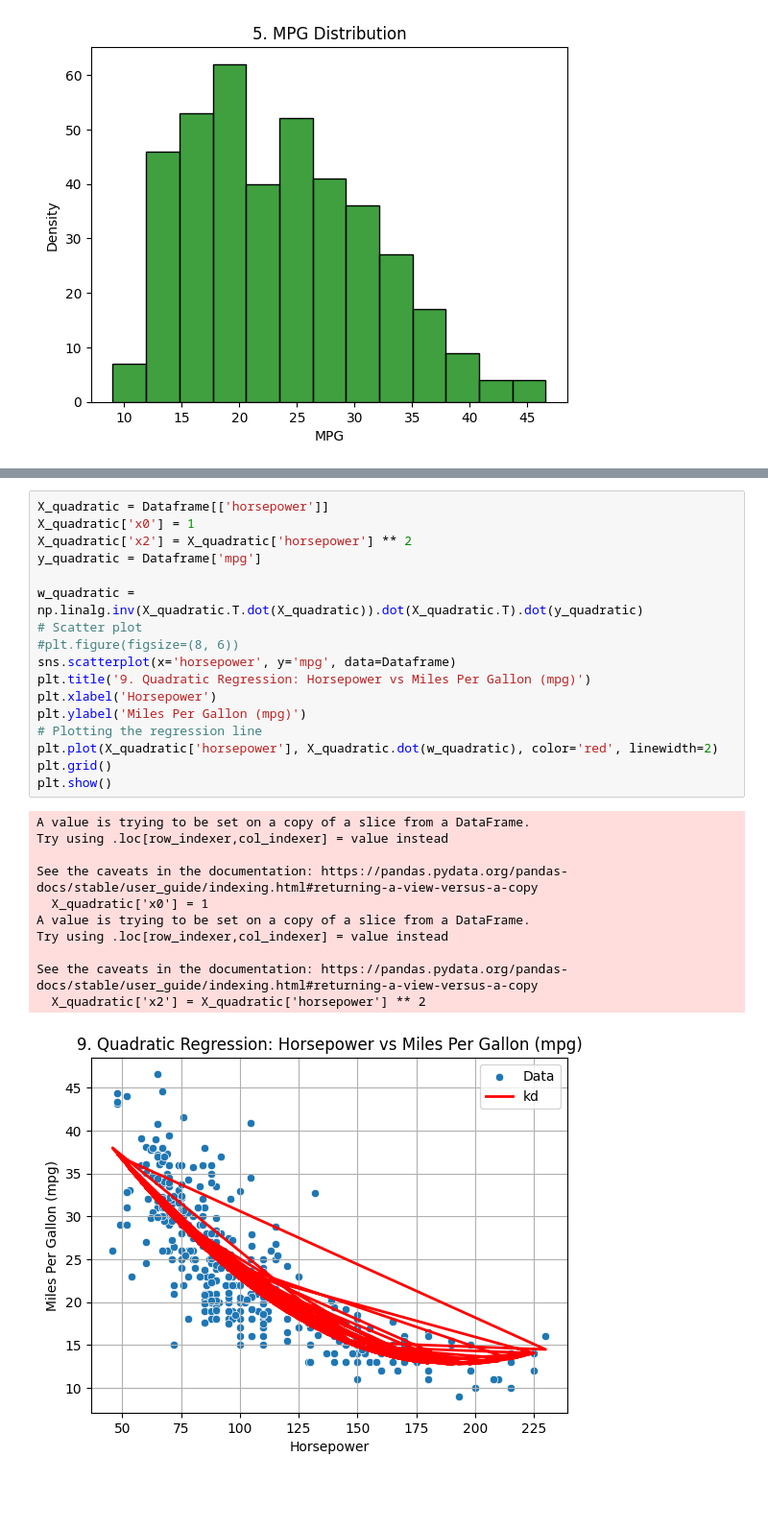
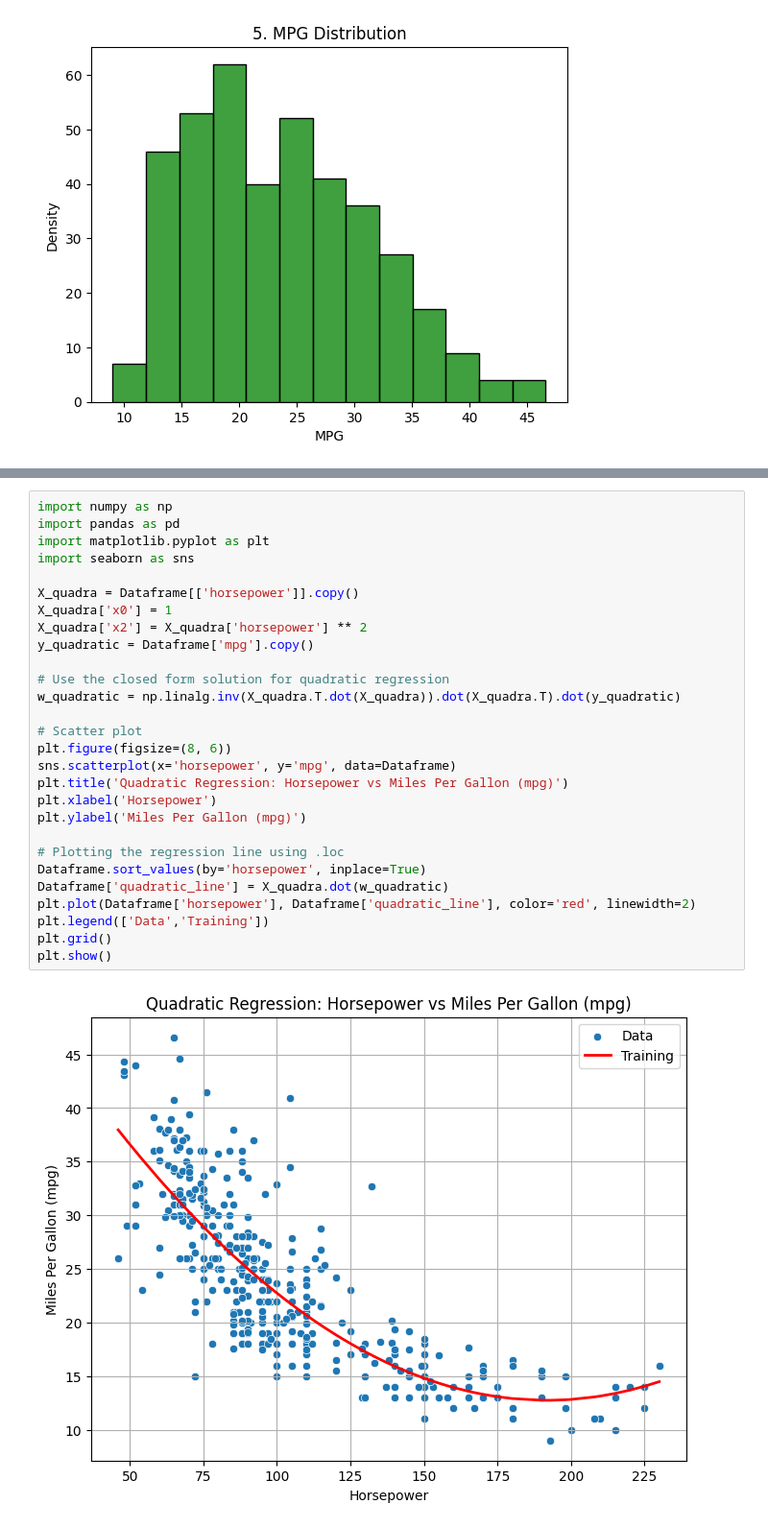
Before and after one commit to Omarmasalmah/Machine_Learning-Assignment_1-, a Jupyter notebook: code.ipynb, the cells around one changed output, grey strips where cells are left out. Shown: that part at 96% size. Drawn from its saved outputs; the diff is of its cells as text; blank space fills up the shorter version.

```diff
--- a/code.ipynb
+++ b/code.ipynb
@@ -238,29 +233,30 @@ plt.show()
 # %%
-X_quadratic = Dataframe[['horsepower']]
-X_quadratic['x0'] = 1
-X_quadratic['x2'] = X_quadratic['horsepower'] ** 2
-y_quadratic = Dataframe['mpg']
+import numpy as np
+import pandas as pd
+import matplotlib.pyplot as plt
+import seaborn as sns
 
-w_quadratic = np.linalg.inv(X_quadratic.T.dot(X_quadratic)).dot(X_quadratic.T).dot(y_quadratic)
+X_quadra = Dataframe[['horsepower']].copy()
+X_quadra['x0'] = 1
+X_quadra['x2'] = X_quadra['horsepower'] ** 2
+y_quadratic = Dataframe['mpg'].copy()
+
+# Use the closed form solution for quadratic regression
+w_quadratic = np.linalg.inv(X_quadra.T.dot(X_quadra)).dot(X_quadra.T).dot(y_quadratic)
+
 # Scatter plot
-#plt.figure(figsize=(8, 6))
+plt.figure(figsize=(8, 6))
 sns.scatterplot(x='horsepower', y='mpg', data=Dataframe)
-plt.title('9. Quadratic Regression: Horsepower vs Miles Per Gallon (mpg)')
+plt.title('Quadratic Regression: Horsepower vs Miles Per Gallon (mpg)')
 plt.xlabel('Horsepower')
 plt.ylabel('Miles Per Gallon (mpg)')
-# Plotting the regression line
-plt.plot(X_quadratic['horsepower'], X_quadratic.dot(w_quadratic), color='red', linewidth=2)
+
+# Plotting the regression line using .loc
+Dataframe.sort_values(by='horsepower', inplace=True)
+Dataframe['quadratic_line'] = X_quadra.dot(w_quadratic)
+plt.plot(Dataframe['horsepower'], Dataframe['quadratic_line'], color='red', linewidth=2)
+plt.legend(['Data','Training'])
 plt.grid()
 plt.show()
 # %% [output]
-A value is trying to be set on a copy of a slice from a DataFrame.
-Try using .loc[row_indexer,col_indexer] = value instead
-
-See the caveats in the documentation: https://pandas.pydata.org/pandas-docs/stable/user_guide/indexing.html#returning-a-view-versus-a-copy
-  X_quadratic['x0'] = 1
-A value is trying to be set on a copy of a slice from a DataFrame.
-Try using .loc[row_indexer,col_indexer] = value instead
-
-See the caveats in the documentation: https://pandas.pydata.org/pandas-docs/stable/user_guide/indexing.html#returning-a-view-versus-a-copy
-  X_quadratic['x2'] = X_quadratic['horsepower'] ** 2
-[figure, old version]
+[figure, new version]
```
Also changed, not shown: parts of 22 cells of this notebook, 1 other file.
